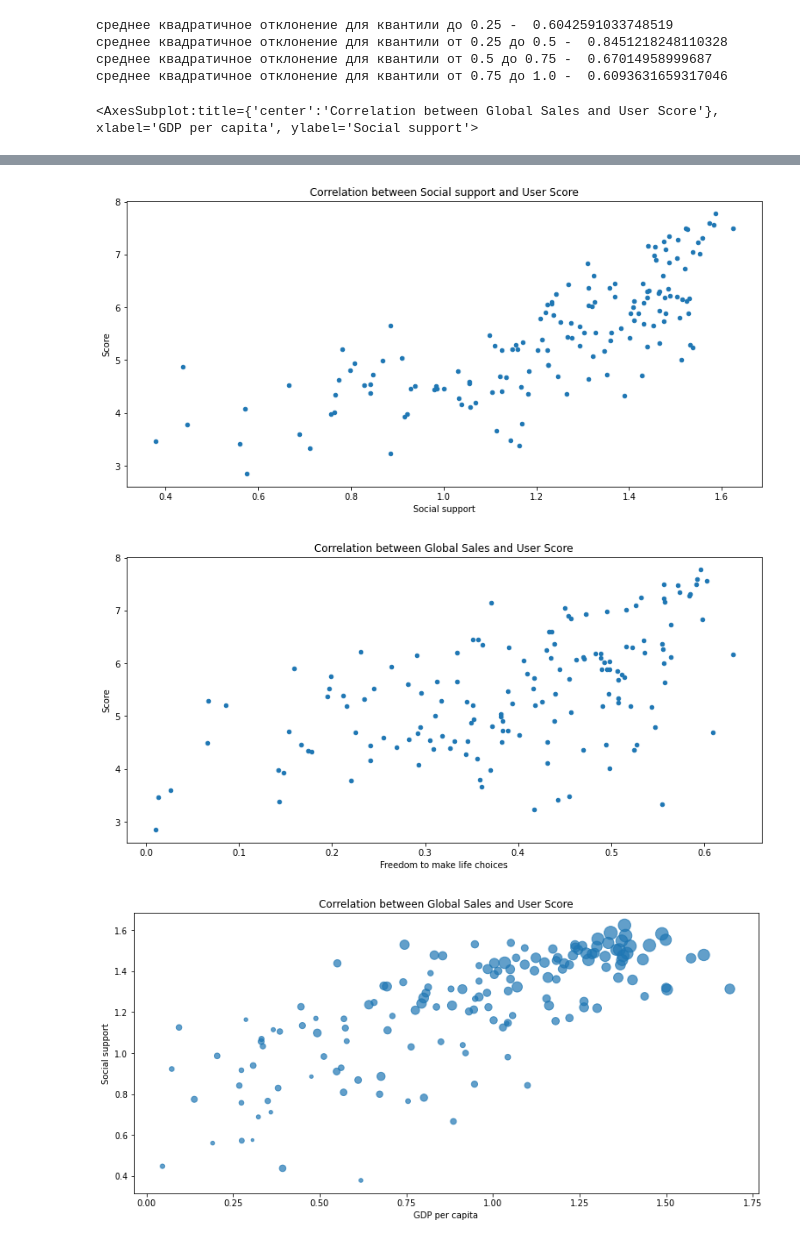
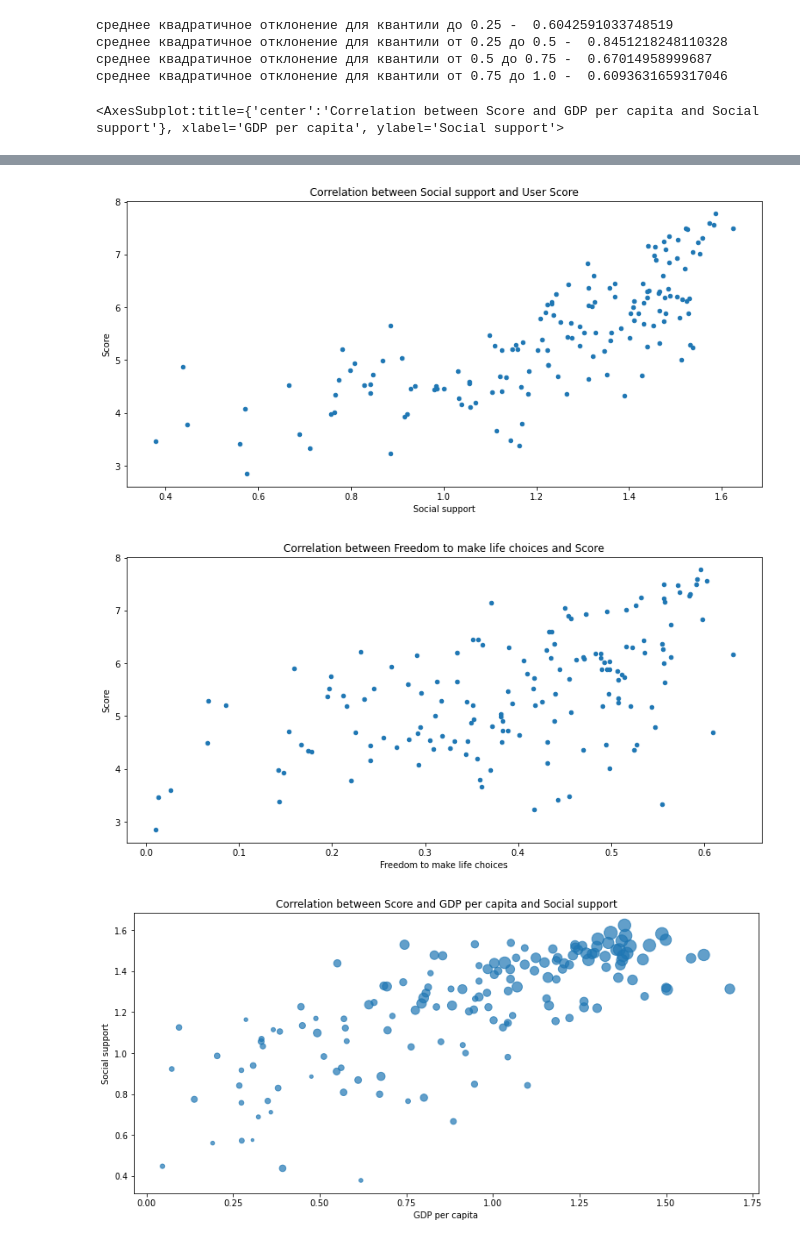
Before and after one commit to Vladimir-Illarionov/Home_work, a Jupyter notebook: HomeWork_Visulation_ILLARIONOV_VLADIMIR.ipynb, the cells around one changed output, grey strips where cells are left out. Saved outputs shown, nothing was run; the diff lists cells and outputs as text; code cells hidden in the pictures.

```diff
--- a/HomeWork_Visulation_ILLARIONOV_VLADIMIR.ipynb
+++ b/HomeWork_Visulation_ILLARIONOV_VLADIMIR.ipynb
@@ -77,35 +77,35 @@ df.plot(kind='scatter',
 
 # зависимость между уровнем счастья и свободой делать свой собственный выбор
 # из графика видно что увеличении свободы делать свой собственный выбор почти не влияет на уровень счастья
 df.plot(kind='scatter',
         x="Freedom to make life choices",
         y="Score",
-        title='Correlation between Global Sales and User Score')
+        title='Correlation between Freedom to make life choices and Score')
 
 # из данного графика видно что при уровне ВВП на душу населения выше 1.25 страны имеют высокий уровень социальной поддержки,
 # и один из самых высоких уровней счастья
 # также видно что в пределах уровня ВВП от 0.6 до 1.25 есть страны как с высоким уровнем социальной поддержки
 # так и с низким уровнем, и чем выше уровень социальной поддержки при том же уровне ВВП тем счастливее люди,
 # при уровне ВВП ниже 0.6 такой закономерности меньше
 df.plot(kind='scatter',
         x='GDP per capita',
         y='Social support',
         s= df.Score**3/2,
-        title='Correlation between Global Sales and User Score',
+        title='Correlation between Score and GDP per capita and Social support',
         marker = 'o',
         alpha=0.7
        )
 # %% [output]
 [figure]
 [figure]
 среднее квадратичное отклонение для квантили до 0.25 -  0.6042591033748519
 среднее квадратичное отклонение для квантили от 0.25 до 0.5 -  0.8451218248110328
 среднее квадратичное отклонение для квантили от 0.5 до 0.75 -  0.67014958999687
 среднее квадратичное отклонение для квантили от 0.75 до 1.0 -  0.6093631659317046
-<AxesSubplot:title={'center':'Correlation between Global Sales and User Score'}, xlabel='GDP per capita', ylabel='Social support'>
+<AxesSubplot:title={'center':'Correlation between Score and GDP per capita and Social support'}, xlabel='GDP per capita', ylabel='Social support'>
 [figure]
 [figure]
 [figure]
 [figure]
-[figure, old version]
+[figure, new version]
-[figure, old version]
+[figure, new version]
```
